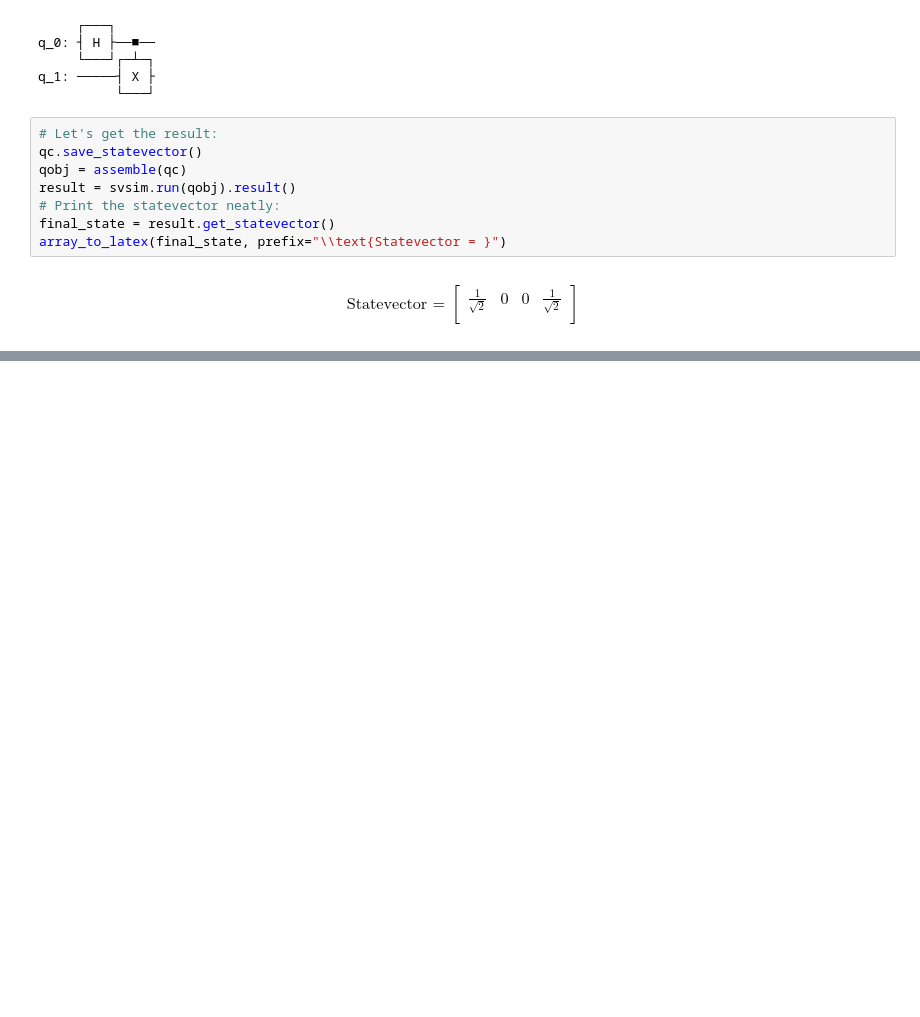
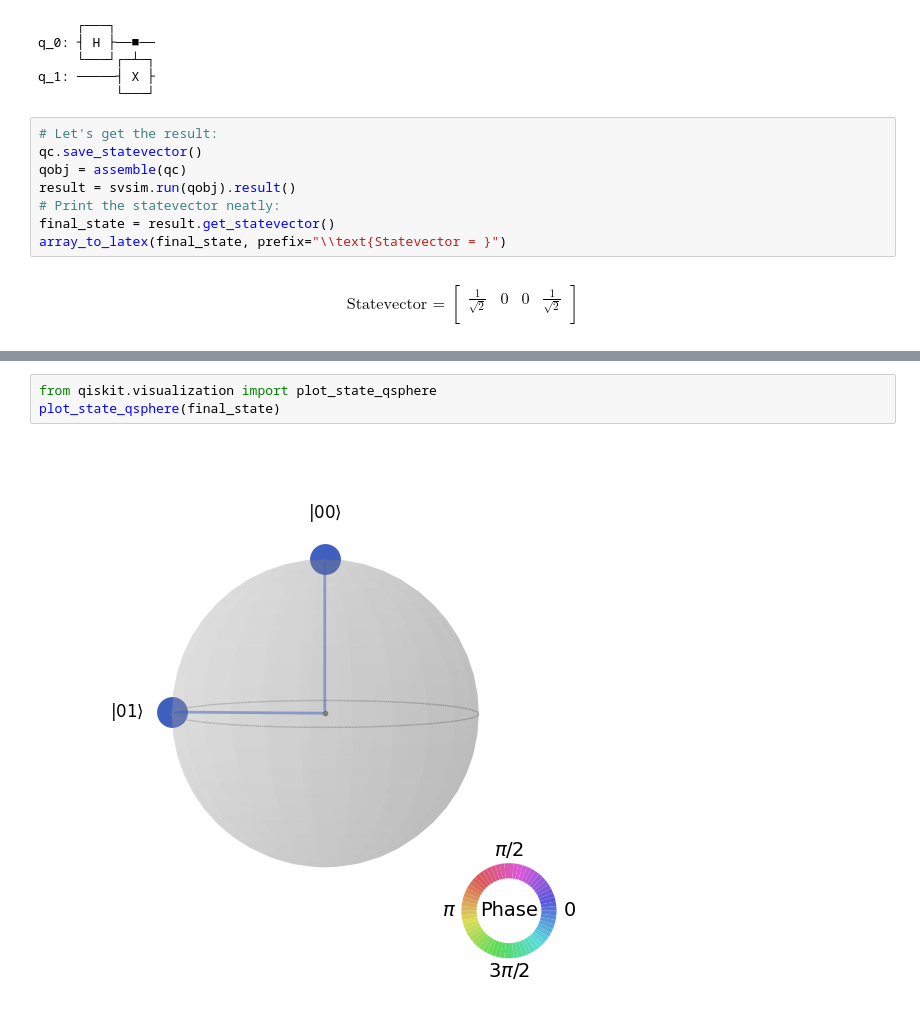
Before and after one commit to InsonusK/QiskitLearn-Quantum-Computation, a Jupyter notebook: src/4.Multiple Qubits and Entangled States.ipynb, the cells around one changed output, grey strips where cells are left out. Cells and saved outputs as stored; diff of their text form; blank space fills up the shorter version.

```diff
--- a/src/4.Multiple Qubits and Entangled States.ipynb
+++ b/src/4.Multiple Qubits and Entangled States.ipynb
@@ -254,0 +265,5 @@ $$
+# %%
+from qiskit.visualization import plot_state_qsphere
+plot_state_qsphere(final_state)
+# %% [output]
+[figure, added]
```
Also changed, not shown: parts of 7 cells of this notebook.
